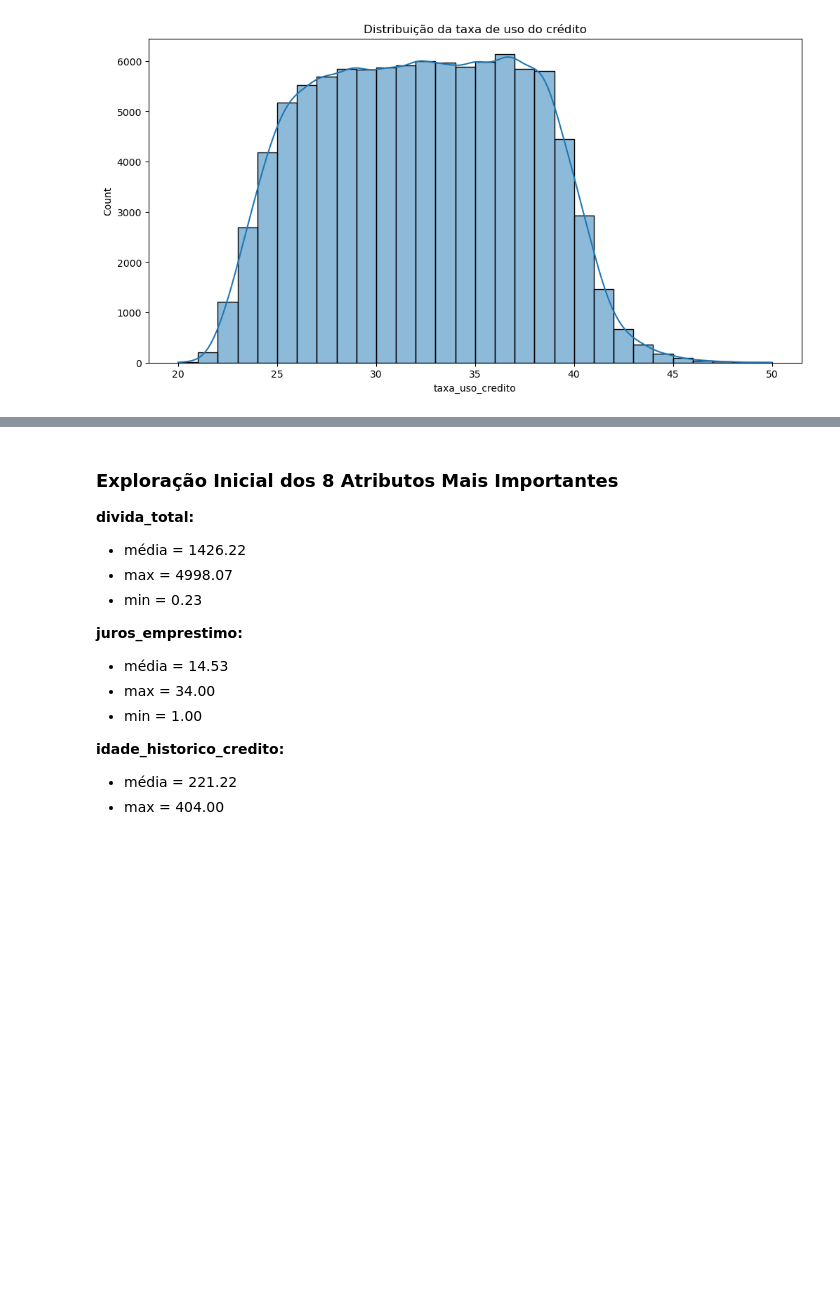
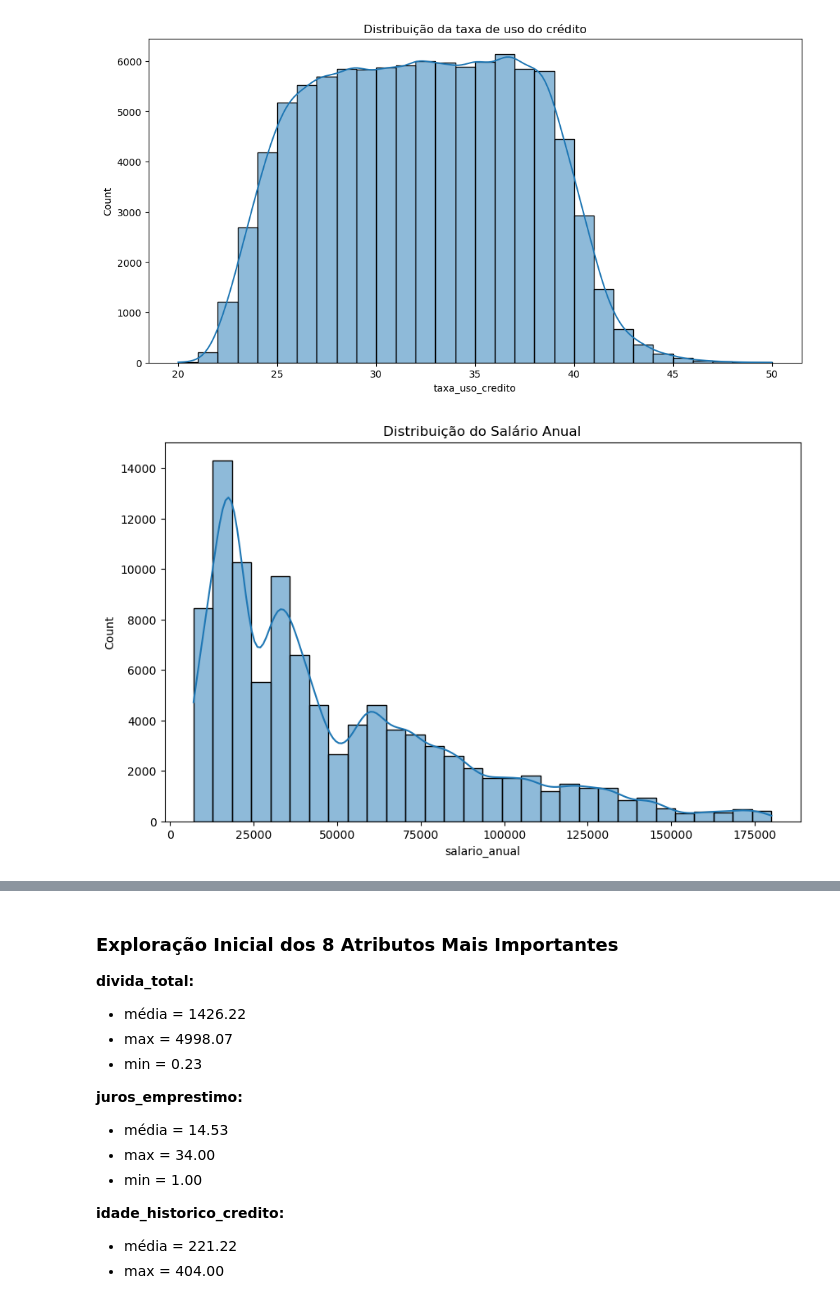
Before and after one commit to Haell39/Analise-Credito, a Jupyter notebook: main.ipynb, the cells around one changed output, grey strips where cells are left out. Drawn from its saved outputs; the diff is of its cells as text; code cells hidden in the pictures; blank space fills up the shorter version.

```diff
--- a/main.ipynb
+++ b/main.ipynb
@@ -286,3 +315,10 @@ plt.title('Distribuição da taxa de uso do crédito')
 plt.show()
 # %% [output]
 [figure]
+# %%
+plt.figure(figsize=(10,6))
+sns.histplot(data=table, x='salario_anual', bins=30, kde=True)
+plt.title('Distribuição do Salário Anual')
+plt.show()
+# %% [output]
+[figure, added]
```
Also changed, not shown: parts of 9 cells of this notebook.
